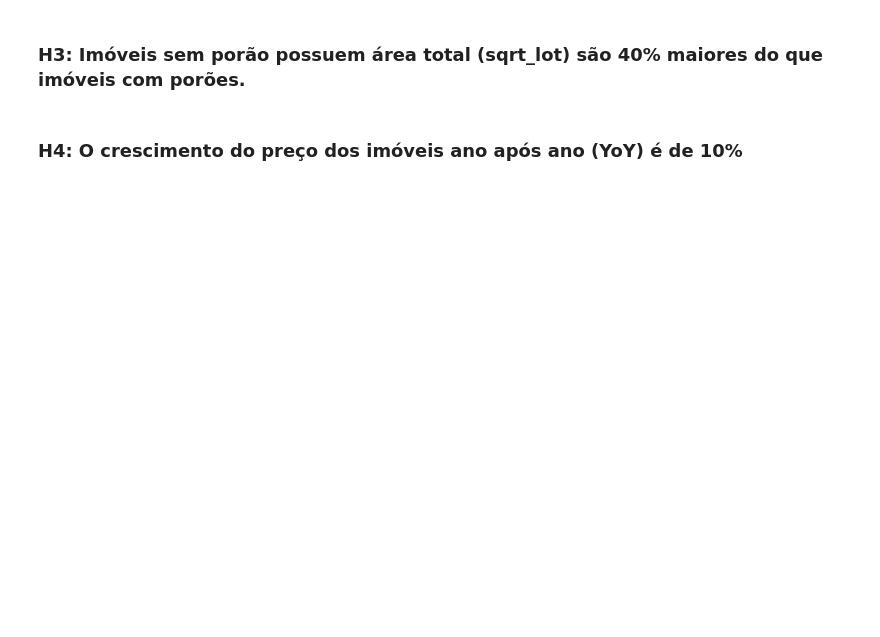
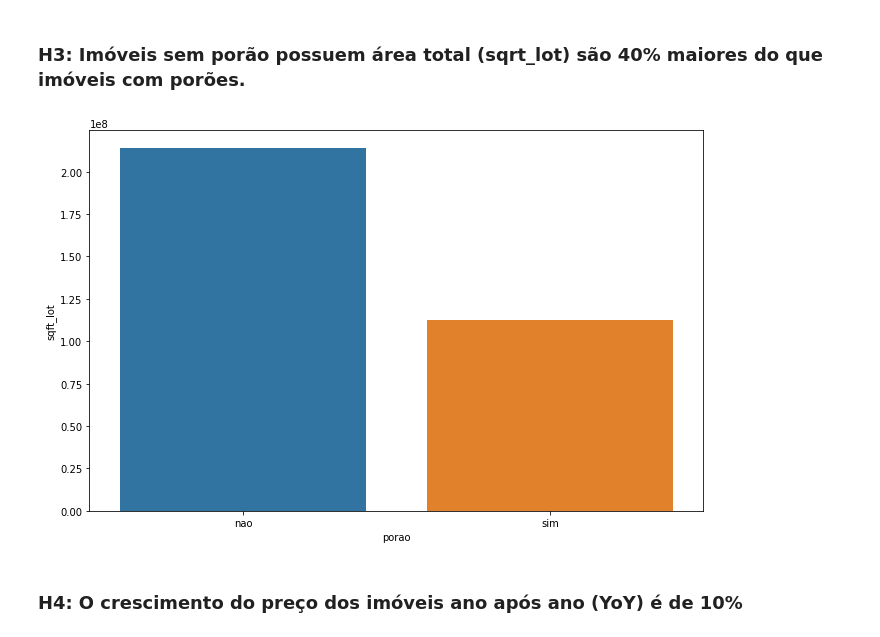
Before and after one commit to rsoliveirac/Python_do_zero_ao_DS, a Jupyter notebook: Projeto-Insight.ipynb, the cells around one changed output. Saved outputs shown, nothing was run; the diff lists cells and outputs as text; code cells hidden in the pictures; blank space fills up the shorter version.

```diff
--- a/Projeto-Insight.ipynb
+++ b/Projeto-Insight.ipynb
@@ -180,4 +196,13 @@ plt.bar(water['waterfront'], water['price'], color = ['lightgreen', 'lightblue']
 # %% [markdown]
 ### H3: Imóveis sem porão possuem área total (sqrt_lot) são 40% maiores do que imóveis com 	porões.
+# %%
+df['porao'] = df['sqft_basement'].apply(lambda x: 'nao' if x == 0
+                                                  else 'sim')
+
+
+h3 = df[['porao', 'sqft_lot']].groupby('porao').sum().reset_index()
+sns.barplot(h3['porao'], h3['sqft_lot']);
+# %% [output]
+[figure, added]
 # %% [markdown]
 ### H4: O crescimento do preço dos imóveis ano após ano (YoY) é de 10%
```
Also changed, not shown: parts of 12 cells of this notebook, 2 other files.
